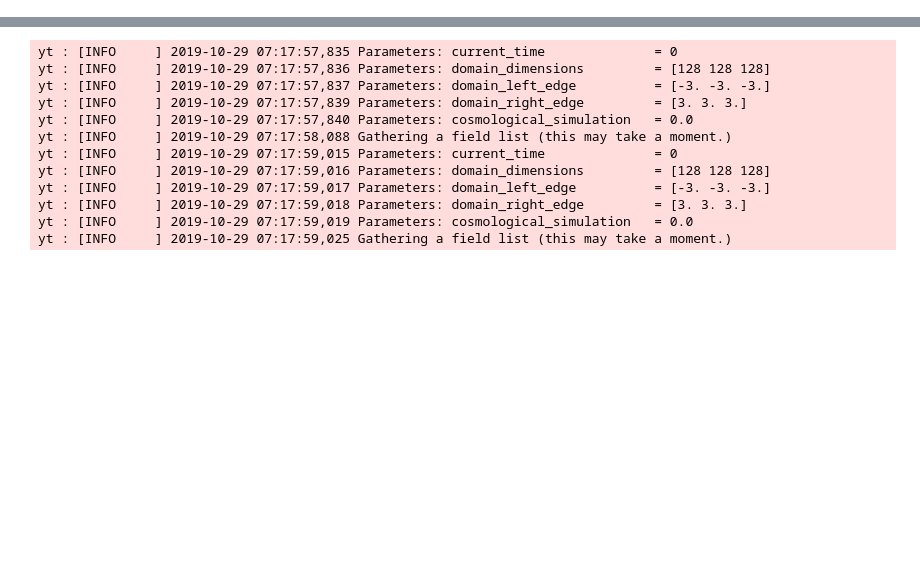
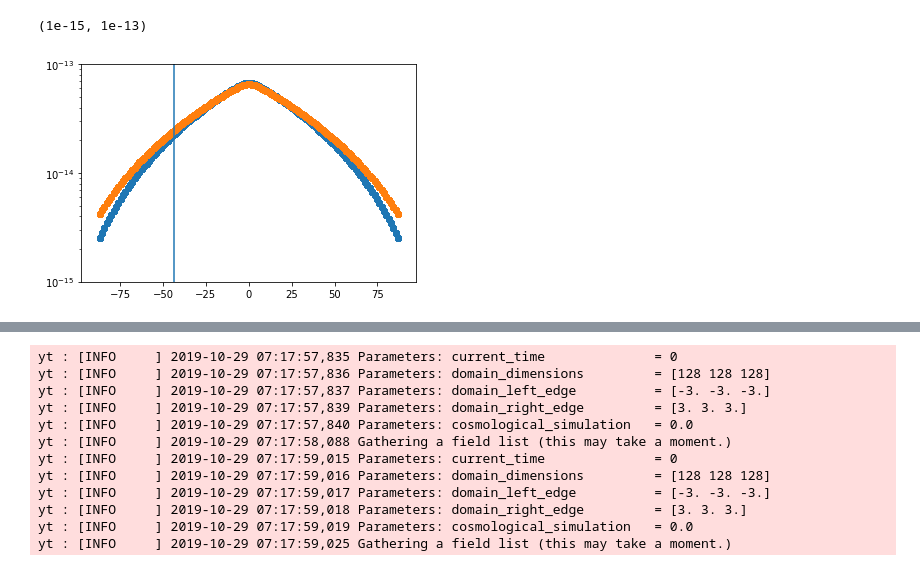
Before and after one commit to ibutsky/thermal_instabilities, a Jupyter notebook: analysis/test.ipynb, the cells around one changed output, grey strips where cells are left out. Drawn from its saved outputs; the diff is of its cells as text; code cells hidden in the pictures; blank space fills up the shorter version.

```diff
--- a/analysis/test.ipynb
+++ b/analysis/test.ipynb
@@ -24,24 +24,23 @@ yt : [INFO     ] 2019-10-29 07:06:40,741 Parameters: cosmological_simulation   =
 # %%
-#folder = 'isothermal_tctf_3.0_beta_256.0_k_4.0'
-#folder = 'isothermal_tctf_0.1_beta_4.0'
 folder = 'isothermal_tctf_1.0_beta_10.0'
-
-#folder = 'isentropic_tctf_3.0_beta_256.0_k_4.0'
-#folder = 'isentropic_tctf_3.0_beta_256.0_k_32.0'
 
 half_range = 1
 rho0 = 1e-27
 view = 'x'
 
-i =0
+i = 0
 #folder = 'isothermal_tctf_1.0_beta_10.0_cr_1.0'
-folder = 'isocool_tctf_1.0'
+folder = 'isocool_tctf_1.0_beta_10.0'
 ds = ytf.load('../../simulations/%s/DD%04d/DD%04d'%(folder, i, i))
 fig, ax = pt.plot_density_slices(ds)
 
-#i = 24
-#folder = 'isothermal_tctf_1.0_beta_10.0_cr_3.0'
-folder = 'isothermal_tctf_1.0'
+
+folder = 'isocool_tctf_1.0_beta_10.0_cr_3.0'
 ds2 = ytf.load('../../simulations/%s/DD%04d/DD%04d'%(folder, i, i))
-fig, ax = pt.plot_density_slices(ds2, rho0 = 1e-27/4)
+fig, ax = pt.plot_density_slices(ds2, rho0 = 1e-27)
+
+
+folder = 'isocool_tctf_1.0_beta_10.0_cr_10.0'
+ds2 = ytf.load('../../simulations/%s/DD%04d/DD%04d'%(folder, i, i))
+fig, ax = pt.plot_density_slices(ds2, rho0 = 1e-27)
 # %% [output]
@@ -95,0 +108,18 @@ yt : [INFO     ] 2019-10-29 09:15:57,960 Projection completed
+# %%
+i = 0
+ds1 = ytf.load('../../simulations/isocool_tctf_1.0/DD%04d/DD%04d'%(i, i))
+ds2 = ytf.load('../../simulations/isocool_tctf_1.0_beta_10.0/DD%04d/DD%04d'%(i, i))
+ad = ds1.all_data()
+ad2 = ds2.all_data()
+z = ad[('gas', 'z')].in_units('kpc')
+z2 = ad2[('gas', 'z')].in_units('kpc')
+
+pgas1 = ad[('gas', 'pressure')]
+pgas2 = ad2[('gas', 'pressure')] + ad2[('gas', 'magnetic_pressure')]# + ad2[('gas', 'cr_pressure')]
+plt.yscale('log')
+plt.scatter(z, pgas1)
+plt.scatter(z2, pgas2)
+#plt.scatter(z, ptot2 / 2 )
+plt.axvline(-43.8)
+plt.ylim(1e-15, 1e-13)
+# %% [output]
@@ -95,0 +138,2 @@ yt : [INFO     ] 2019-10-29 09:15:57,960 Projection completed
+(1e-15, 1e-13)
+[figure, added]
```
Also changed, not shown: parts of 14 cells of this notebook, 2 other files.
